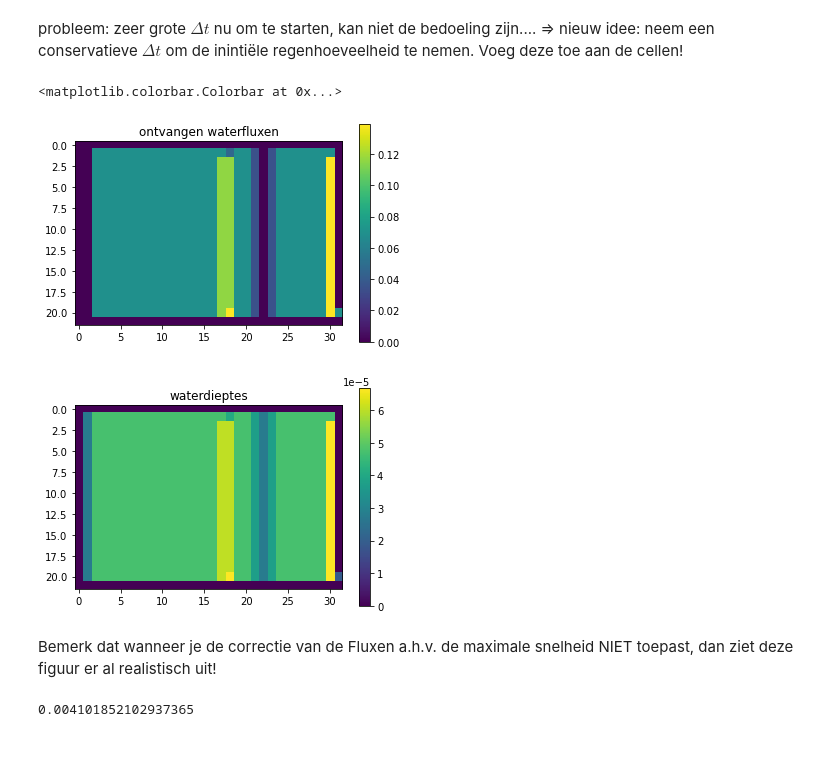
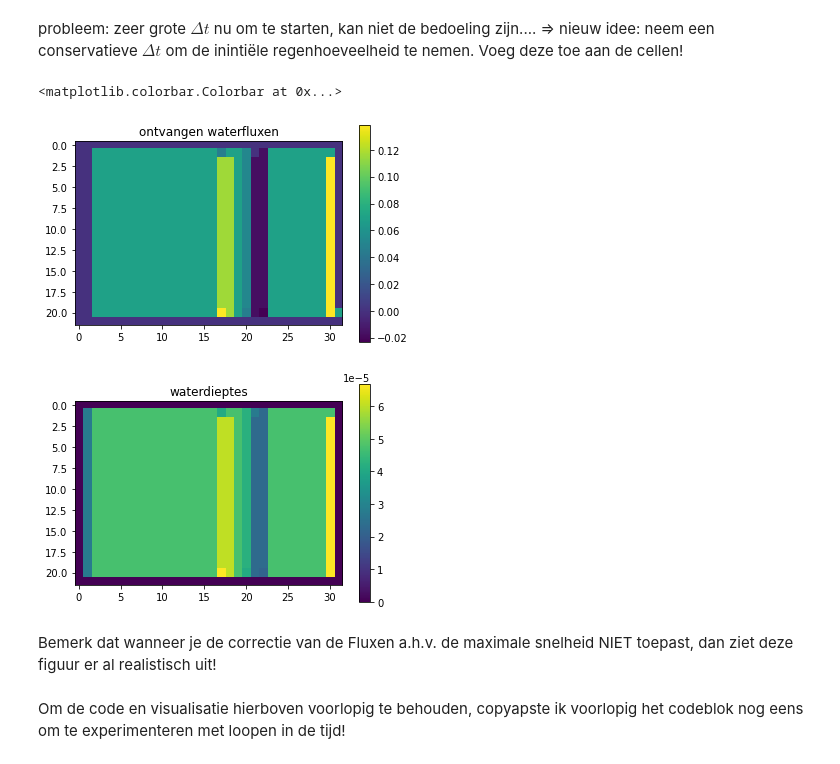
Before and after one commit to olivierbonte/Project_Spatio_Temporele_2, a Jupyter notebook: main_notebook.ipynb, the cells around one changed output. Saved outputs shown, nothing was run; the diff lists cells and outputs as text; code cells hidden in the pictures.

```diff
--- a/main_notebook.ipynb
+++ b/main_notebook.ipynb
@@ -8,6 +10,7 @@ import matplotlib.pyplot as plt
 # %%
 runfile('Grid_hypoth.py')
 deltax = 50
+deltay = 50
 #geeft ons deze figuren en het grid dat we nodig hebben als grid
 #convectie: grid[y,x] om zo met contour functies te kunnen werken!
 # %% [output]
@@ -98,8 +101,8 @@ deltat = 5 #[s].
 vmax_calc = deltax/deltat
 #dit laat maximale snelheid van 10 m/s of dus 36 km/u toe (lijkt me ruim genomen)
 #voeg regen toe a.h.v
-i = 20/(1000*3600) #in m/s
-depths_imag[1:-1,1:-1] = i*deltat #dus zeer weinig water om te starten!
+in_rain = 20/(1000*3600) #in m/s
+depths_imag[1:-1,1:-1] = in_rain*deltat #dus zeer weinig water om te starten!
 
 #met deze diepte gekend, kan de echte maximale snelheid worden bepaald
 n = 0.01 #cte manningscoefficient
@@ -138,8 +141,8 @@ for j in np.arange(1,ny+1):
         dneigb4 = depths_imag[j-1,i]
         dneigb5 = depths_imag[j,i-1]
         NH_d = np.hstack([dneigb1,dneigb2,dneigb3,dneigb4,dneigb5])
-        Ftot = OutfluxNH(NH_h = NH_h, NH_d = NH_d, vmax = vmax, Acell = Acell,
-        deltat = deltat,deltax =  deltax, correction=False)
+        Ftot = OutfluxNH(NH_h = NH_h, NH_d = NH_d, Acell = Acell,
+        deltat = deltat,deltax =  deltax, correction=False, n = n)
         #hanteer volgende regels:
         # -buur 4 krijgt flux op [0] in 3e dimensie
         # -buur 1 krijgt flux [1] in de 3e dimensie
@@ -163,21 +166,20 @@ depths_imag[-1,-1] = 0
 # %%
 fluxes_flat = np.sum(fluxes_imag, axis = 0)
 plt.figure()
 plt.imshow(fluxes_flat)
 plt.title('ontvangen waterfluxen')
 plt.colorbar()
 
+depths_imag_new[-2,-1] = 0
 plt.figure()
 plt.imshow(depths_imag_new)
 plt.title('waterdieptes')
 plt.colorbar()
 # %% [output]
 <matplotlib.colorbar.Colorbar at 0x...>
-[figure, old version]
+[figure, new version]
-[figure, old version]
+[figure, new version]
 # %% [markdown]
 Bemerk dat wanneer je de correctie van de Fluxen a.h.v. de maximale snelheid NIET toepast, dan ziet deze figuur er al realistisch uit!
-# %%
-vmax
-# %% [output]
-0.004101852102937365
+# %% [markdown]
+Om de code en visualisatie hierboven voorlopig te behouden, copyapste ik voorlopig het codeblok nog eens om te experimenteren met loopen in de tijd!
```
Also changed, not shown: parts of 13 cells of this notebook, 7 other files.
